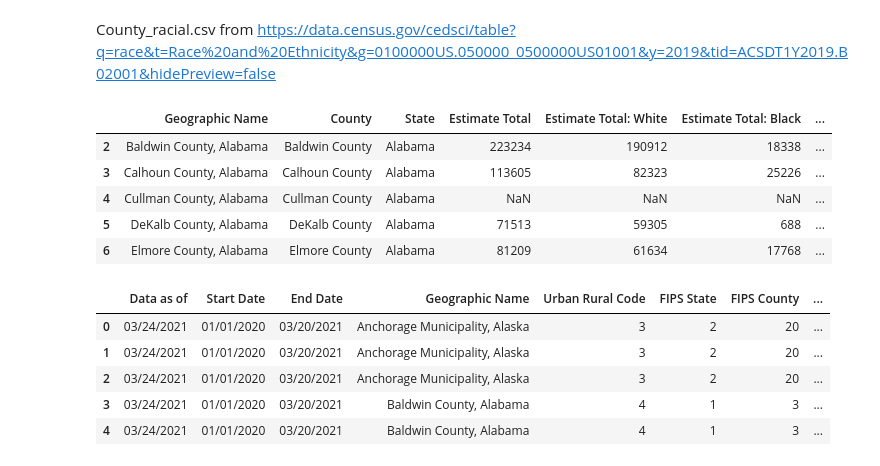
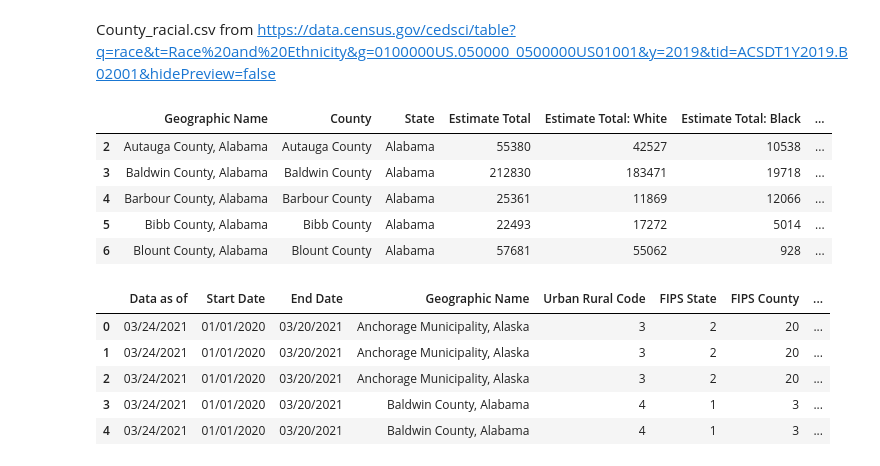
Before and after one commit to lauracharlotteli/cs216project, a Jupyter notebook: 216_project.ipynb, the cells around one changed output. Drawn from its saved outputs; the diff is of its cells as text; code cells hidden in the pictures.

```diff
--- a/216_project.ipynb
+++ b/216_project.ipynb
@@ -7,38 +7,38 @@ County_racial.csv from https://data.census.gov/cedsci/table?q=race&t=Race%20and%
 # %%
 col_names = ['Geographic Name', 'Estimate Total', 'Margin of Error Total', 'Estimate Total: White', 'Margin of Error: White', 'Estimate Total: Black',
             'Margin of Error: Black', 'Estimate Total: Native', 'Margin of Error: Native', 'Estimate Total: Asian', 'Margin of Error: Asian', 'Estimate Total: Hawaiian/PI', 'Margin of Error: Hawaiian/PI',
             'Estimate Total: Other', 'Margin of Error: Other', 'Estimate Total: 2+', 'Margin of Error: 2+',]
 
-county_race = pd.read_csv("county_racial.csv", names = col_names, usecols = list(range(1,18)))
+county_race = pd.read_csv("county_race_5.csv", names = col_names, usecols = list(range(1,18)))
 county_race = county_race.iloc[2:]
 
 county_race[["County", "State"]] = county_race["Geographic Name"].str.split(",", expand = True)
 
 new_col_names = ['Geographic Name', 'County', 'State', 'Estimate Total', 'Margin of Error Total', 'Estimate Total: White', 'Margin of Error: White', 'Estimate Total: Black',
                  'Margin of Error: Black', 'Estimate Total: Native', 'Margin of Error: Native', 'Estimate Total: Asian', 'Margin of Error: Asian', 'Estimate Total: Hawaiian/PI', 'Margin of Error: Hawaiian/PI',
                  'Estimate Total: Other', 'Margin of Error: Other', 'Estimate Total: 2+', 'Margin of Error: 2+',]
 
 county_race = county_race.reindex(columns = new_col_names)
 
 new_col_names = ['Geographic Name', 'County', 'State', 'Estimate Total', 'Margin of Error Total', 'Estimate Total: White', 'Margin of Error: White', 'Estimate Total: Black',
                  'Margin of Error: Black', 'Estimate Total: Native', 'Margin of Error: Native', 'Estimate Total: Asian', 'Margin of Error: Asian', 'Estimate Total: Hawaiian/PI', 'Margin of Error: Hawaiian/PI',
                  'Estimate Total: Other', 'Margin of Error: Other', 'Estimate Total: 2+', 'Margin of Error: 2+',]
 
 county_race = county_race[['Geographic Name', 'County', 'State', 'Estimate Total', 'Estimate Total: White', 'Estimate Total: Black',
                  'Estimate Total: Native', 'Estimate Total: Asian', 'Estimate Total: Hawaiian/PI',
                  'Estimate Total: Other', 'Estimate Total: 2+']]
 
 county_race.head()
 #note: margin of error total is empty: could probably find a dataset with total populations?? and merge in
 #note 2: the dataset has a lot of detailed columns at the end that i just cut off because not sure how important -
 #like 2 races including/not including other
 # %% [output]
 |  | Geographic Name | County | State | Estimate Total | Estimate Total: White | Estimate Total: Black | ... |
-| 2 | Baldwin County, Alabama | Baldwin County | Alabama | 223234 | 190912 | 18338 | ... |
-| 3 | Calhoun County, Alabama | Calhoun County | Alabama | 113605 | 82323 | 25226 | ... |
-| 4 | Cullman County, Alabama | Cullman County | Alabama | NaN | NaN | NaN | ... |
-| 5 | DeKalb County, Alabama | DeKalb County | Alabama | 71513 | 59305 | 688 | ... |
-| 6 | Elmore County, Alabama | Elmore County | Alabama | 81209 | 61634 | 17768 | ... |
+| 2 | Autauga County, Alabama | Autauga County | Alabama | 55380 | 42527 | 10538 | ... |
+| 3 | Baldwin County, Alabama | Baldwin County | Alabama | 212830 | 183471 | 19718 | ... |
+| 4 | Barbour County, Alabama | Barbour County | Alabama | 25361 | 11869 | 12066 | ... |
+| 5 | Bibb County, Alabama | Bibb County | Alabama | 22493 | 17272 | 5014 | ... |
+| 6 | Blount County, Alabama | Blount County | Alabama | 57681 | 55062 | 928 | ... |
 # %%
 states = {
         'AK': 'Alaska',
```
Also changed, not shown: parts of 9 cells of this notebook, 1 other file.
